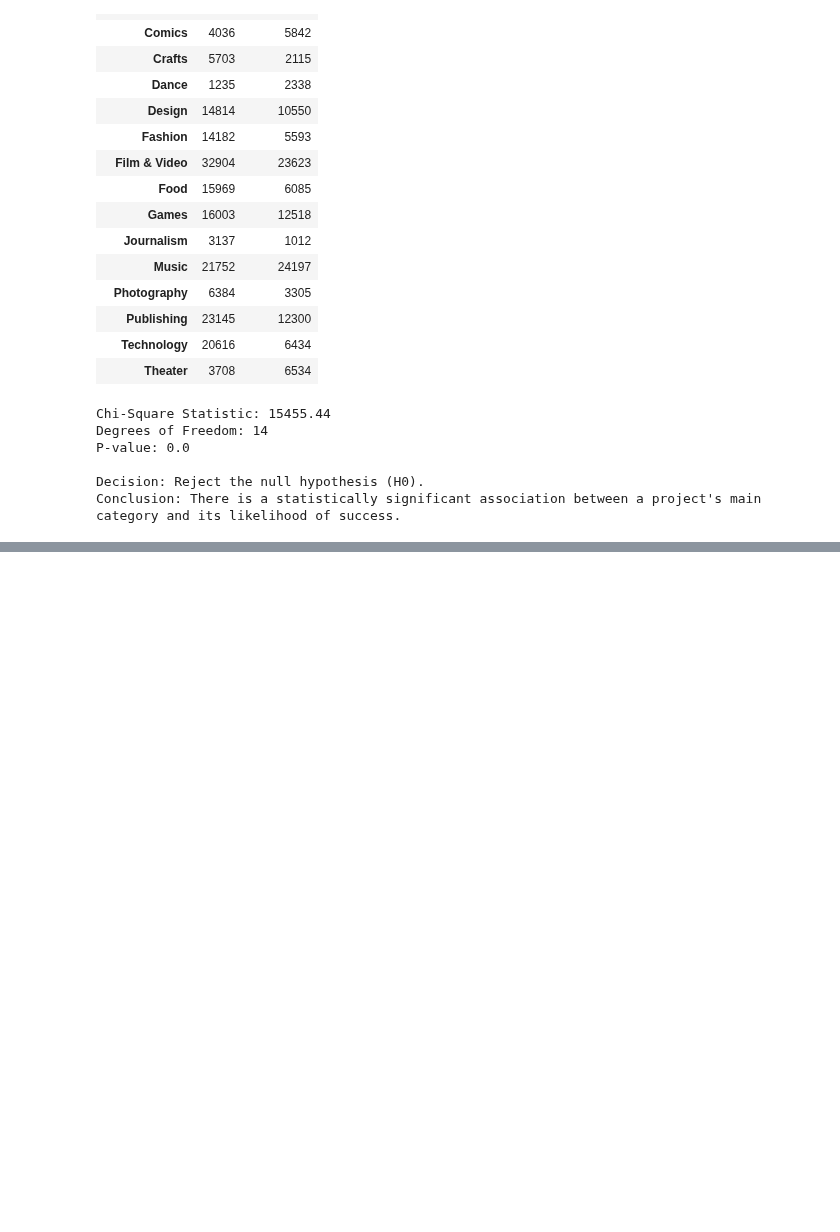
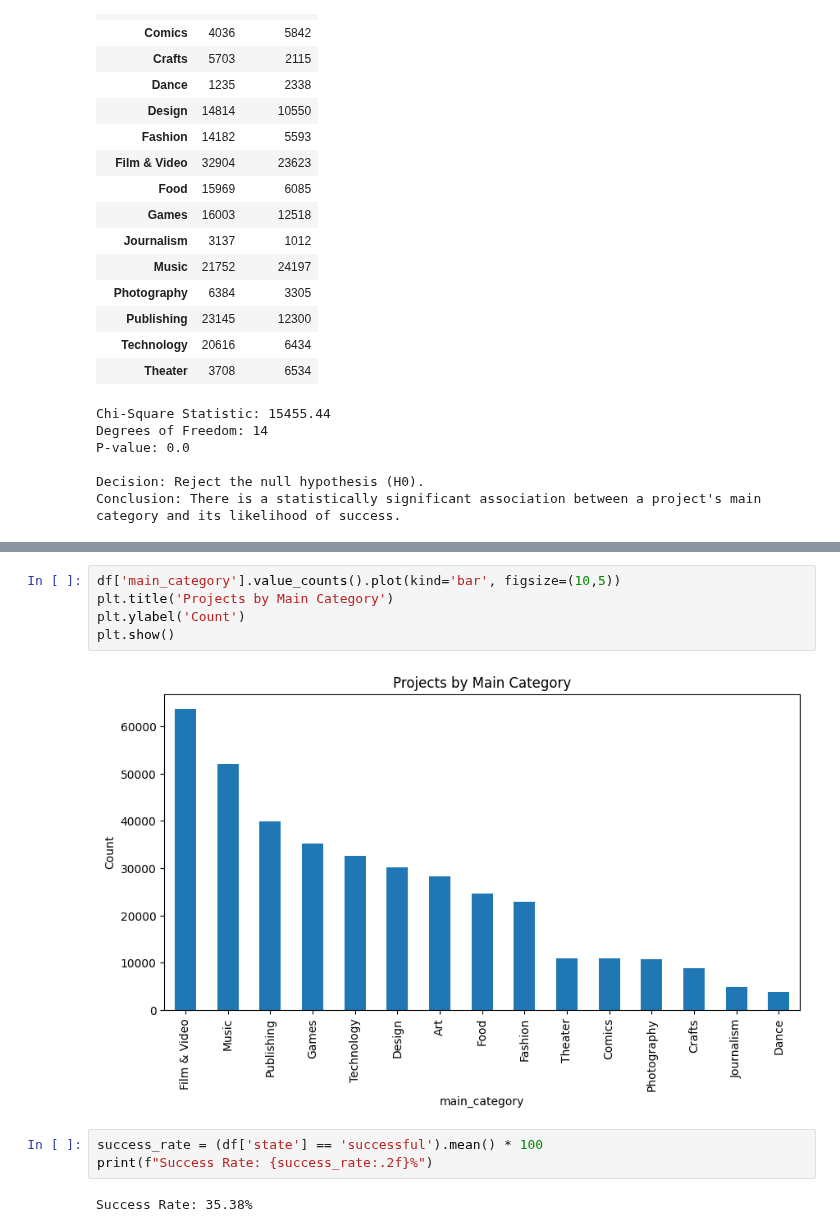
Before and after one commit to Bilalabdulkadir/.github, a Jupyter notebook: Week_4_Kickstarter_Statistical_Analysis_Plan.ipynb, the cells around one changed output, grey strips where cells are left out. Drawn from its saved outputs; the diff is of its cells as text; blank space fills up the shorter version.

```diff
--- a/Week_4_Kickstarter_Statistical_Analysis_Plan.ipynb
+++ b/Week_4_Kickstarter_Statistical_Analysis_Plan.ipynb
@@ -271,0 +292,12 @@ Conclusion: There is a statistically significant association between a project's
+# %%
+df['main_category'].value_counts().plot(kind='bar', figsize=(10,5))
+plt.title('Projects by Main Category')
+plt.ylabel('Count')
+plt.show()
+# %% [output]
+[figure, added]
+# %%
+success_rate = (df['state'] == 'successful').mean() * 100
+print(f"Success Rate: {success_rate:.2f}%")
+# %% [output]
+Success Rate: 35.38%
```
Also changed, not shown: parts of 2 cells of this notebook.
